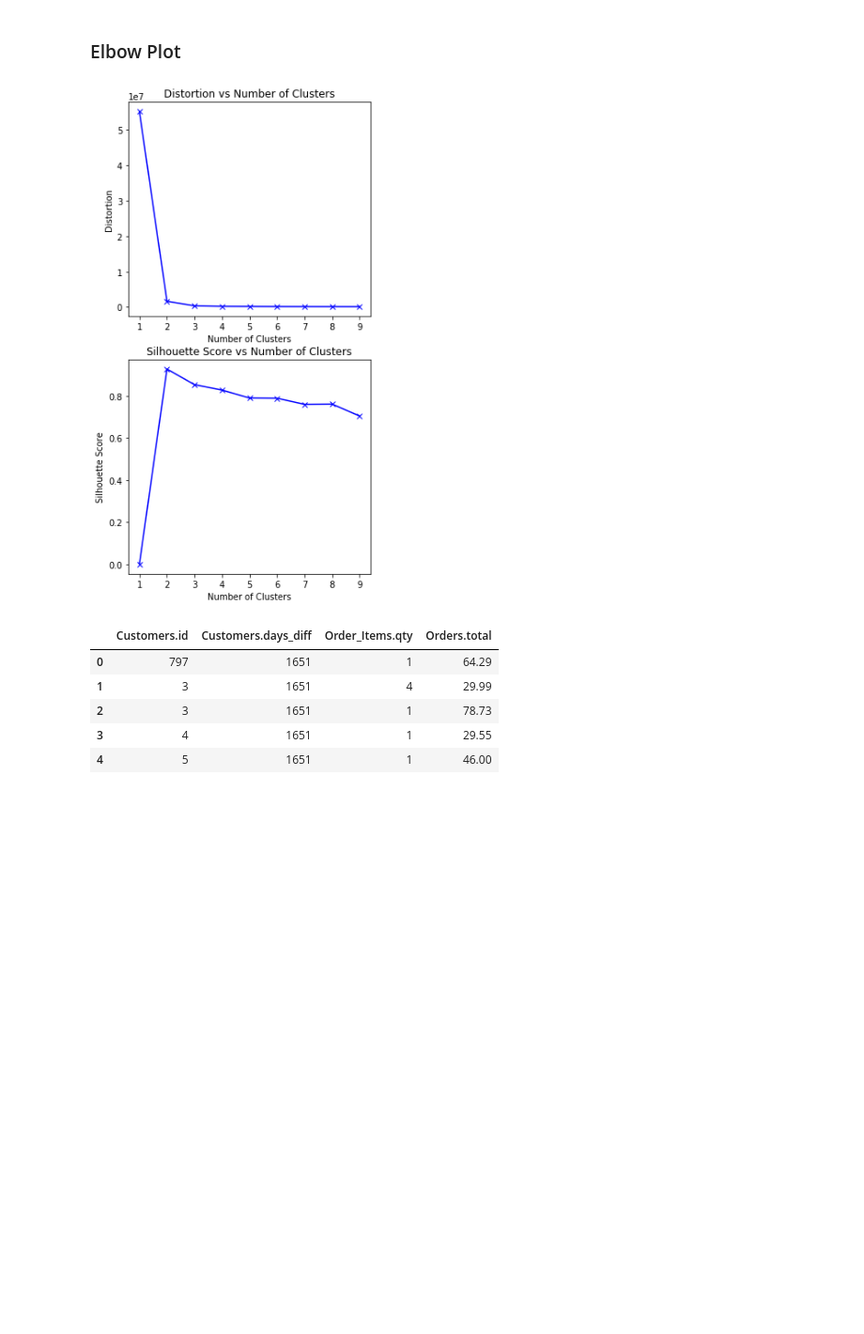
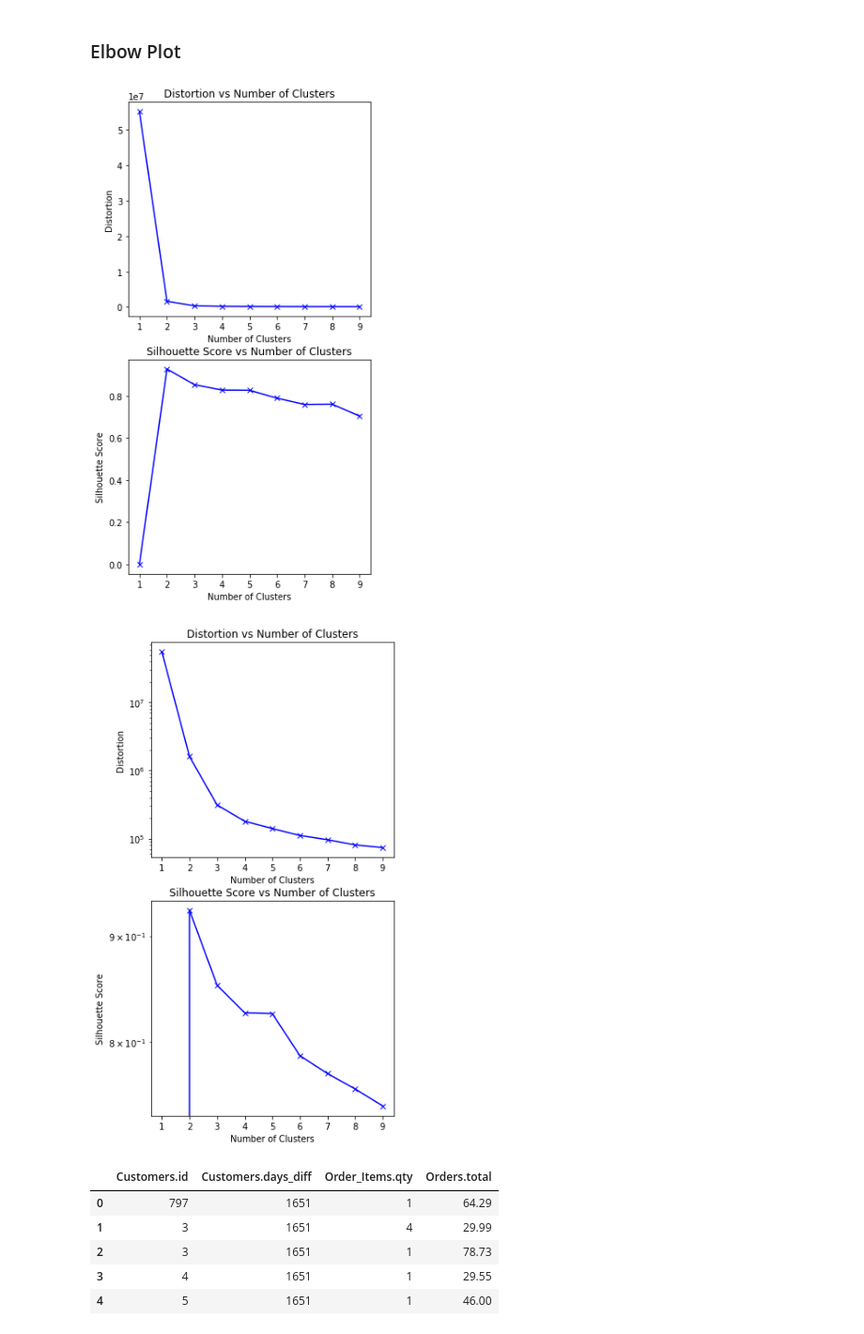
Before and after one commit to miamedra2/RecommenderforSalesData, a Jupyter notebook: Recommender_for_sales_data.ipynb, the cells around one changed output. Shown: that part at 94% size. Drawn from its saved outputs; the diff is of its cells as text; code cells hidden in the pictures; blank space fills up the shorter version.

```diff
--- a/Recommender_for_sales_data.ipynb
+++ b/Recommender_for_sales_data.ipynb
@@ -908,8 +908,7 @@ memory usage: 989.0+ KB
 dfdroplist = ['Customers.fname', 'Customers.lname', 'Customers.create_date', 'Customers.last_modified',
               'Customers.customer_type', 'Orders.id', 'Orders.customer_id', 'Orders.fname', 'Orders.lname',
               'Orders.currency', 'Orders.placed_date', 'Order_Items.id', 'Order_Items.parent', 'Order_Items.product_id',
-              'Order_Items.product_name', 'Products.list_price', 'Products.price', 'Products.cost', 'Orders.subtotal',
-              'Orders.status']
+              'Products.list_price', 'Products.price', 'Products.cost', 'Orders.subtotal', 'Orders.status']
 df.drop(dfdroplist, axis=1, inplace = True)
 # %%
 df.head()
@@ -942,5 +942,5 @@ memory usage: 370.9+ KB
 # %%
-df_elbow = (pd.get_dummies(df.drop(['Customers.id', 'Products.id','Orders.order_number'], axis=1), drop_first=True))
+df_elbow = (pd.get_dummies(df.drop(['Customers.id', 'Products.id','Orders.order_number', 'Order_Items.product_name'], axis=1), drop_first=True))
 # %%
 df_elbow.head()
 # %% [output]
@@ -958,7 +958,11 @@ from sklearn.metrics import silhouette_score
 # %%
 getelbowplot(df_elbow, 'linear', 10)
 # %% [output]
-[figure, old version]
+[figure, new version]
+# %%
+getelbowplot(df_elbow, 'log', 10)
+# %% [output]
+[figure, added]
 # %%
 rfm_df = pd.concat([df[['Customers.id', 'Customers.days_diff', 'Order_Items.qty', 'Orders.total']]], axis=1, join = 'inner')
 rfm_df['Orders.total'] = rfm_df['Orders.total'].apply(lambda x: np.exp(x))
```
Also changed, not shown: parts of 29 cells of this notebook.
